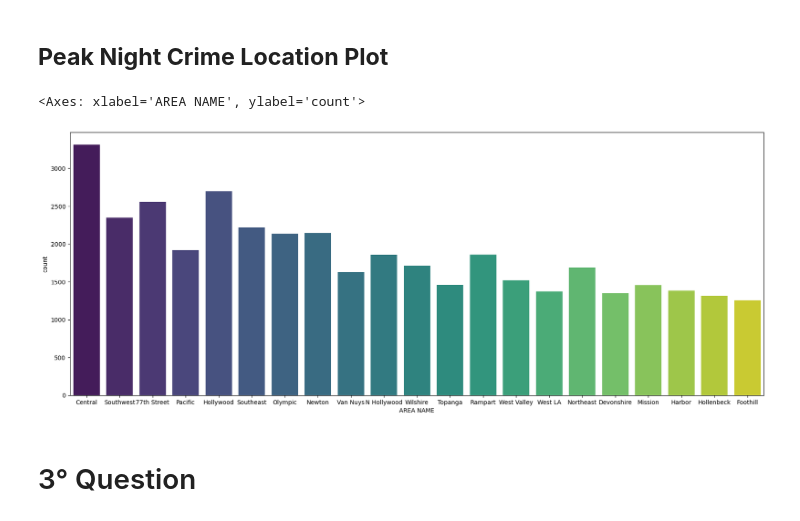
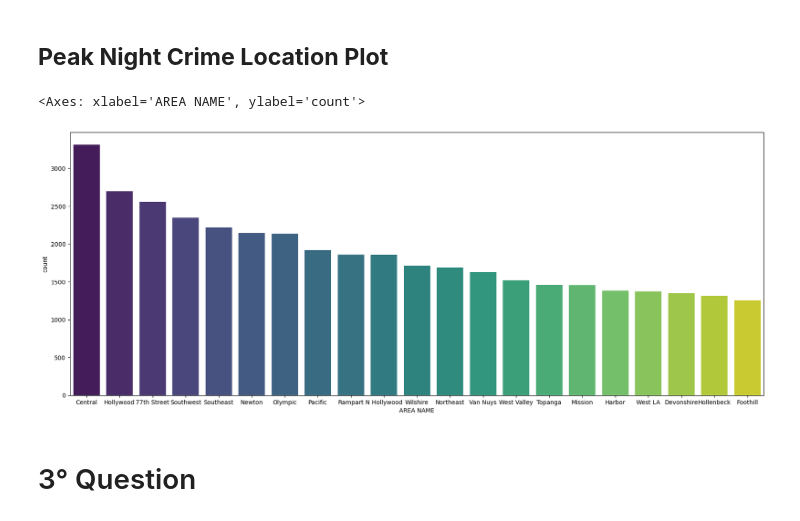
Before and after one commit to Passaret/Python-EX, a Jupyter notebook: Crime in Los Angeles project.ipynb, the cells around one changed output. Drawn from its saved outputs; the diff is of its cells as text; code cells hidden in the pictures.

```diff
--- a/Crime in Los Angeles project.ipynb
+++ b/Crime in Los Angeles project.ipynb
@@ -139,14 +139,14 @@ print(peak_night_crime_location)
 Central
 # %% [markdown]
 ## **Peak Night Crime Location Plot**
+# %%
+order_area = night_crimes['AREA NAME'].value_counts().index
 # %%
-order_area = crimes['AREA NAME'].value_counts().index
-
 plt.figure(figsize=(21,8))
-sns.countplot(data = night_crimes, x = 'AREA NAME',  order= order_area, palette='viridis')
+sns.countplot(data = night_crimes, x = 'AREA NAME',order=order_area, palette='viridis')
 # %% [output]
 <Axes: xlabel='AREA NAME', ylabel='count'>
-[figure, old version]
+[figure, new version]
 # %% [markdown]
 # 3° Question
 # %% [markdown]
```
